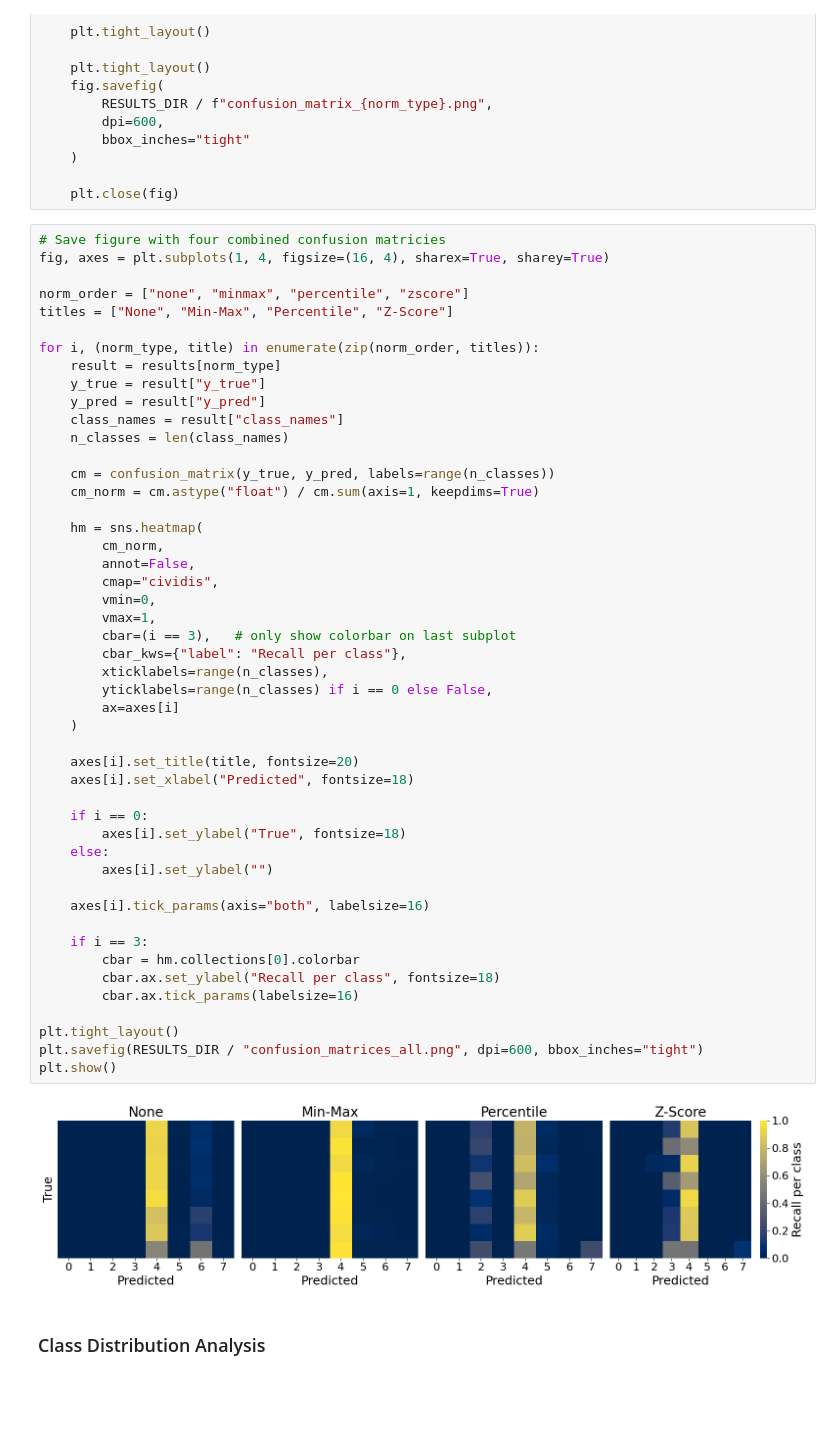
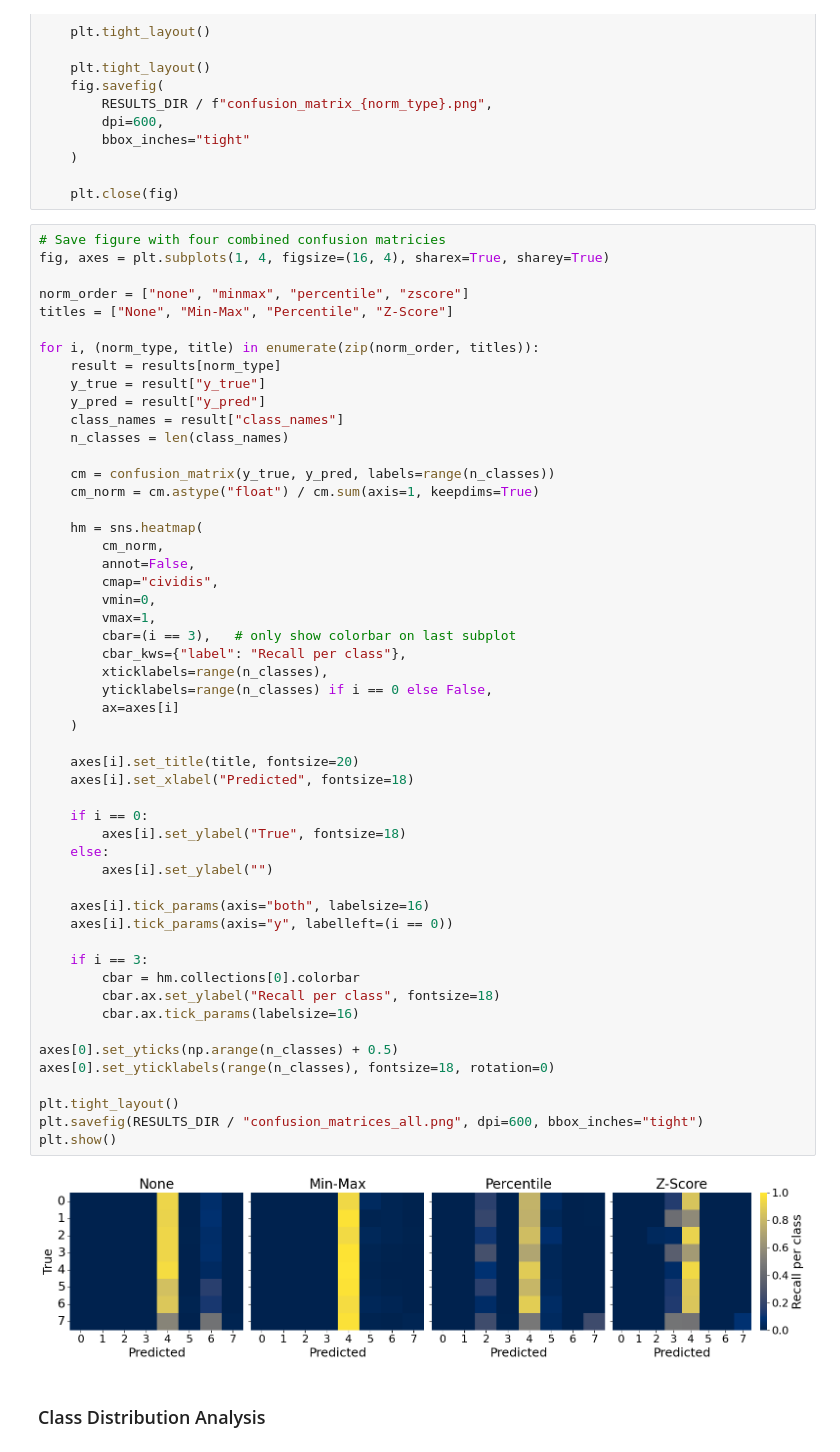
Before and after one commit to RAF622M-team1/RAF622M-Final-Project, a Jupyter notebook: notebooks/4_model_evaluation.ipynb, the cells around one changed output. Drawn from its saved outputs; the diff is of its cells as text; blank space fills up the shorter version.

Commit message:
added yticks to cm

```diff
--- a/notebooks/4_model_evaluation.ipynb
+++ b/notebooks/4_model_evaluation.ipynb
@@ -369,34 +369,38 @@ for i, (norm_type, title) in enumerate(zip(norm_order, titles)):
         annot=False,
         cmap="cividis",
         vmin=0,
         vmax=1,
         cbar=(i == 3),   # only show colorbar on last subplot
         cbar_kws={"label": "Recall per class"},
         xticklabels=range(n_classes),
         yticklabels=range(n_classes) if i == 0 else False,
         ax=axes[i]
     )
 
     axes[i].set_title(title, fontsize=20)
     axes[i].set_xlabel("Predicted", fontsize=18)
 
     if i == 0:
         axes[i].set_ylabel("True", fontsize=18)
     else:
         axes[i].set_ylabel("")
 
     axes[i].tick_params(axis="both", labelsize=16)
+    axes[i].tick_params(axis="y", labelleft=(i == 0))
 
     if i == 3:
         cbar = hm.collections[0].colorbar
         cbar.ax.set_ylabel("Recall per class", fontsize=18)
         cbar.ax.tick_params(labelsize=16)
 
+axes[0].set_yticks(np.arange(n_classes) + 0.5)
+axes[0].set_yticklabels(range(n_classes), fontsize=18, rotation=0)
+
 plt.tight_layout()
 plt.savefig(RESULTS_DIR / "confusion_matrices_all.png", dpi=600, bbox_inches="tight")
 plt.show()
 # %% [output]
-[figure, old version]
+[figure, new version]
 # %% [markdown]
 ### Class Distribution Analysis
 # %%
```
